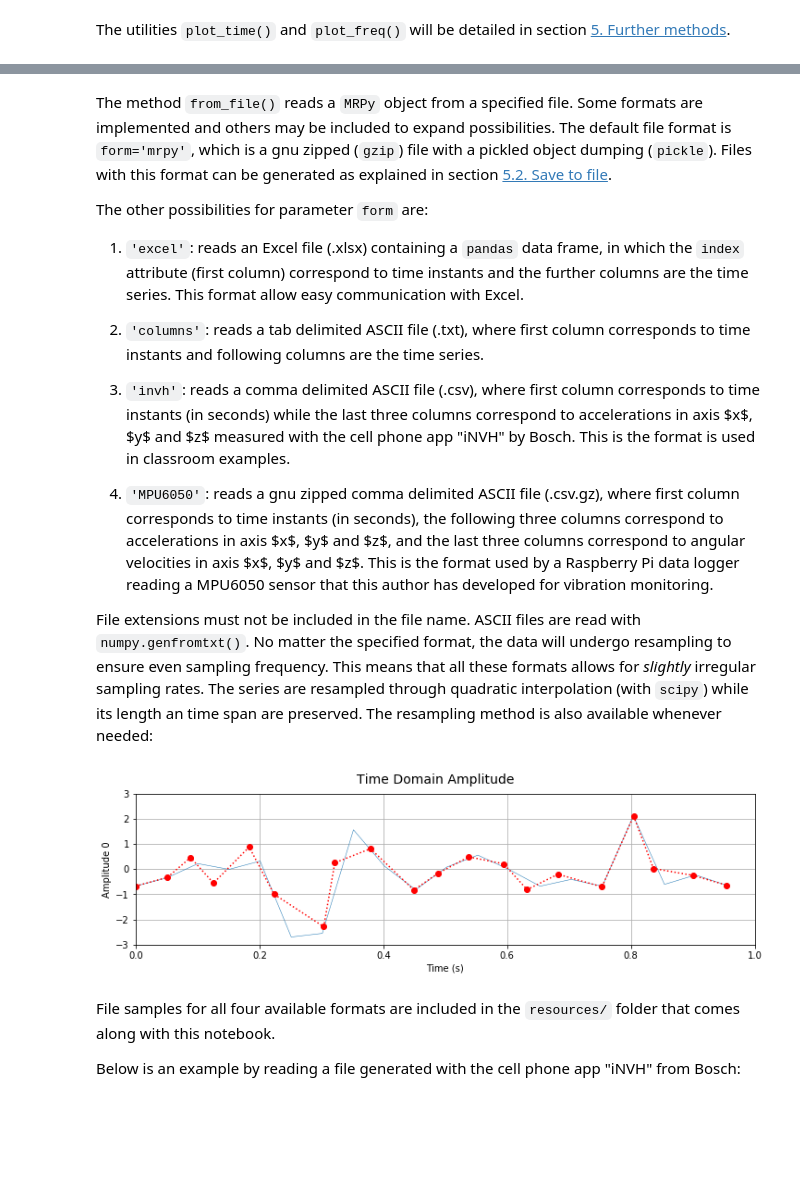
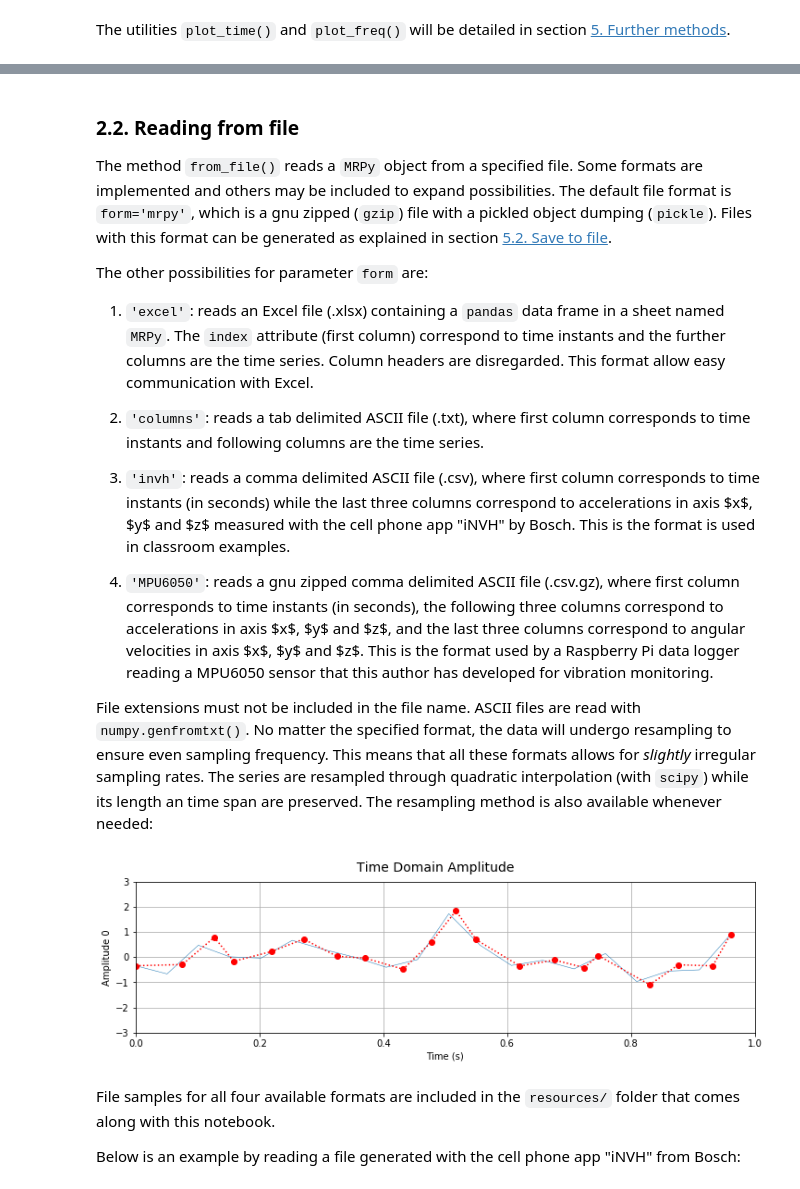
Before and after one commit to mmaiarocha/MRPy, a Jupyter notebook: MRPy_Notebook.ipynb, the cells around one changed output, grey strips where cells are left out. Cells and saved outputs as stored; diff of their text form; code cells hidden in the pictures; blank space fills up the shorter version.

````diff
--- a/MRPy_Notebook.ipynb
+++ b/MRPy_Notebook.ipynb
@@ -179,9 +177,11 @@
 # %% [markdown]
+### 2.2. Reading from file  <a name="from_file"></a>
+
 The method ```from_file()``` reads a ```MRPy``` object from a specified file. Some formats are implemented and others may be included to expand possibilities. The default file format is ```form='mrpy'```, which is a gnu zipped (```gzip```) file with a pickled object dumping (```pickle```). Files with this format can be generated as explained in section [5.2. Save to file](#to_file).
 
 The other possibilities for parameter ```form``` are:
 
-1. ```'excel'```: reads an Excel file (.xlsx) containing a ```pandas``` data frame, in which the ```index``` attribute (first column) correspond to time instants and the further columns are the time series. This format allow easy communication with Excel.
+1. ```'excel'```: reads an Excel file (.xlsx) containing a ```pandas``` data frame in a sheet named ```MRPy```. The ```index``` attribute (first column) correspond to time instants and the further columns are the time series. Column headers are disregarded. This format allow easy communication with Excel.
 
 2. ```'columns'```: reads a tab delimited ASCII file (.txt), where first column corresponds to time instants and following columns are the time series.
 
@@ -193,14 +193,14 @@ File extensions must not be included in the file name. ASCII files are read with
 # %%
 ti = np.arange(0,1,0.05) + 0.04*np.random.rand(20)  # irregular steps!
 ti = ti - ti[0]
 Ei = np.random.randn(20)                            # simulation
 
 E  = MRPy.from_resampling(ti, Ei);                  # resampling
 
-Lt = E.plot_time(fig=4, figsize=(12, 3), axis_t=[0, 1, -3, 3])
-Li = plt.plot(ti, Ei, 'ro', ti, Ei, 'r:')
+h4 = E.plot_time(fig=4, figsize=(12, 3), axis_t=[0, 1, -3, 3])       # resampled
+h4 = plt.plot(ti, Ei, 'ro', ti, Ei, 'r:')                            # original
 # %% [output]
-[figure, old version]
+[figure, new version]
 # %% [markdown]
 File samples for all four available formats are included in the ```resources/``` folder that comes along with this notebook.
 
````
Also changed, not shown: parts of 28 cells of this notebook, 1 other file.
